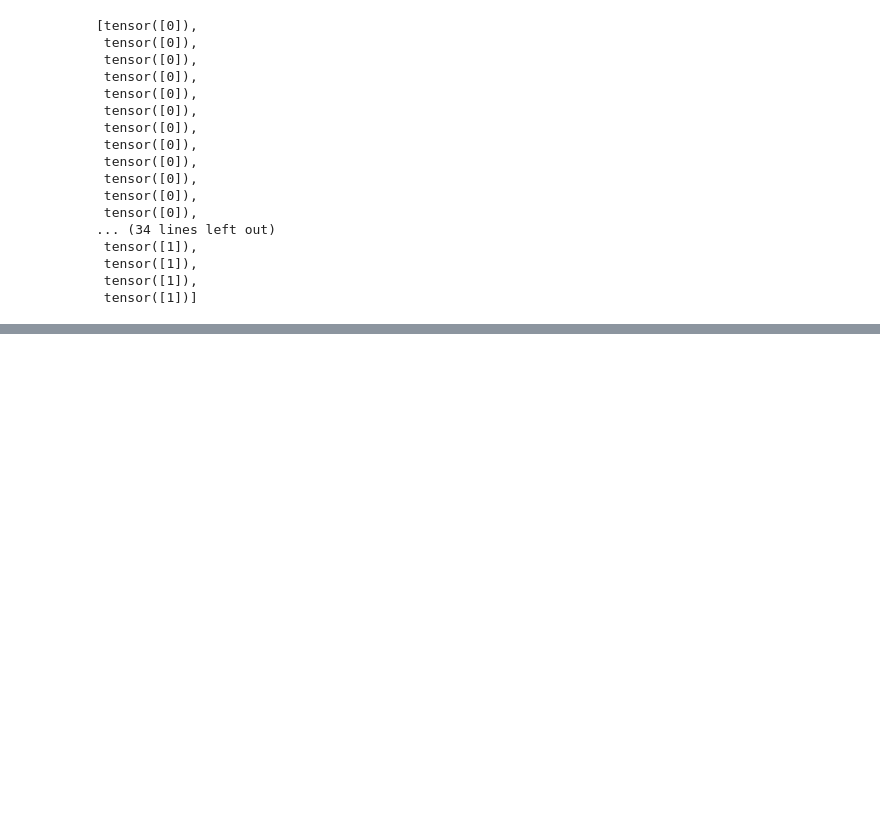
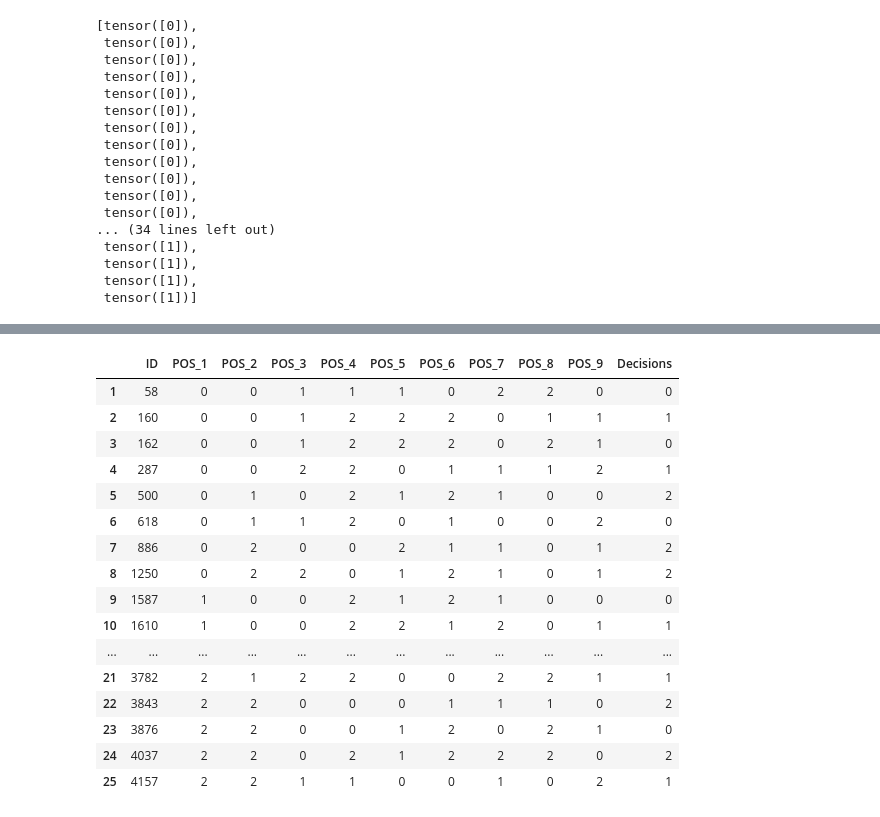
Before and after one commit to AaSiKu/ICG-Projects---SWORTex, a Jupyter notebook: Work.ipynb, the cells around one changed output, grey strips where cells are left out. Cells and saved outputs as stored; diff of their text form; code cells hidden in the pictures; blank space fills up the shorter version.

```diff
--- a/Work.ipynb
+++ b/Work.ipynb
@@ -283,0 +457,23 @@ plt.axis(False)
+# %%
+grid_csv = pd.read_csv('icg-freshers-data-science-competition/Dataset/Train/Grid_labels.csv')
+grid_csv.index = np.arange(1,26)
+# %%
+grid_csv
+# %% [output]
+|  | ID | POS_1 | POS_2 | POS_3 | POS_4 | POS_5 | POS_6 | POS_7 | POS_8 | POS_9 | Decisions |
+| 1 | 58 | 0 | 0 | 1 | 1 | 1 | 0 | 2 | 2 | 0 | 0 |
+| 2 | 160 | 0 | 0 | 1 | 2 | 2 | 2 | 0 | 1 | 1 | 1 |
+| 3 | 162 | 0 | 0 | 1 | 2 | 2 | 2 | 0 | 2 | 1 | 0 |
+| 4 | 287 | 0 | 0 | 2 | 2 | 0 | 1 | 1 | 1 | 2 | 1 |
+| 5 | 500 | 0 | 1 | 0 | 2 | 1 | 2 | 1 | 0 | 0 | 2 |
+| 6 | 618 | 0 | 1 | 1 | 2 | 0 | 1 | 0 | 0 | 2 | 0 |
+| 7 | 886 | 0 | 2 | 0 | 0 | 2 | 1 | 1 | 0 | 1 | 2 |
+| 8 | 1250 | 0 | 2 | 2 | 0 | 1 | 2 | 1 | 0 | 1 | 2 |
+| 9 | 1587 | 1 | 0 | 0 | 2 | 1 | 2 | 1 | 0 | 0 | 0 |
+| 10 | 1610 | 1 | 0 | 0 | 2 | 2 | 1 | 2 | 0 | 1 | 1 |
+| ... | ... | ... | ... | ... | ... | ... | ... | ... | ... | ... | ... |
+| 21 | 3782 | 2 | 1 | 2 | 2 | 0 | 0 | 2 | 2 | 1 | 1 |
+| 22 | 3843 | 2 | 2 | 0 | 0 | 0 | 1 | 1 | 1 | 0 | 2 |
+| 23 | 3876 | 2 | 2 | 0 | 0 | 1 | 2 | 0 | 2 | 1 | 0 |
+| 24 | 4037 | 2 | 2 | 0 | 2 | 1 | 2 | 2 | 2 | 0 | 2 |
+| 25 | 4157 | 2 | 2 | 1 | 1 | 0 | 0 | 1 | 0 | 2 | 1 |
```
Also changed, not shown: parts of 25 cells of this notebook, 1 other file.
